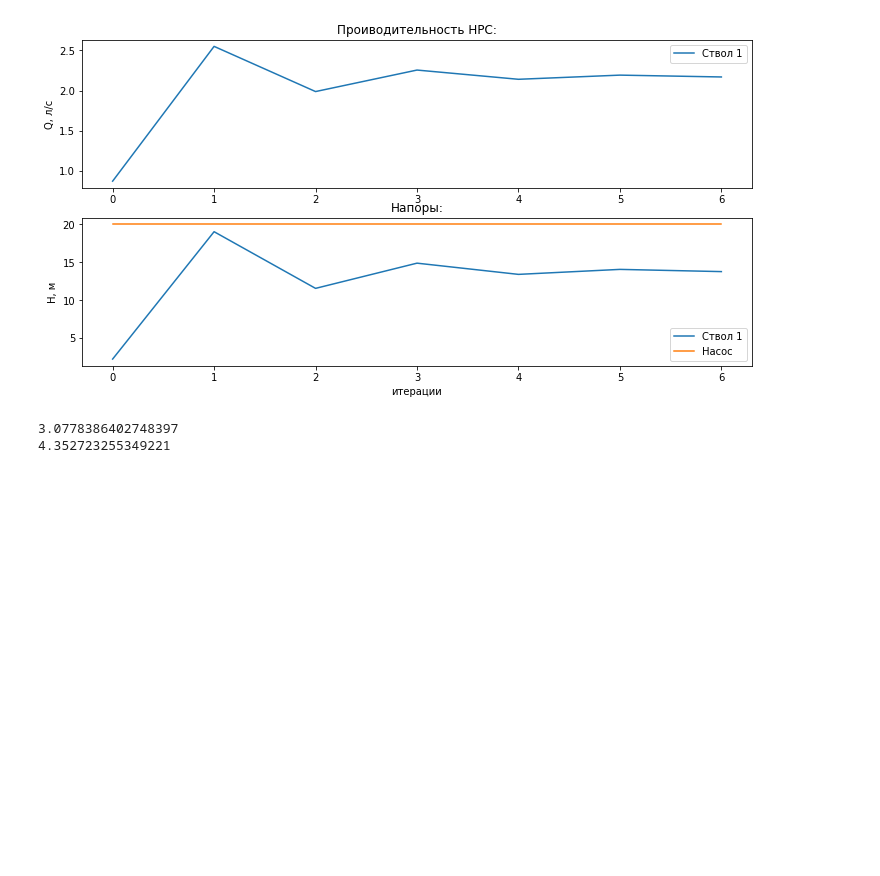
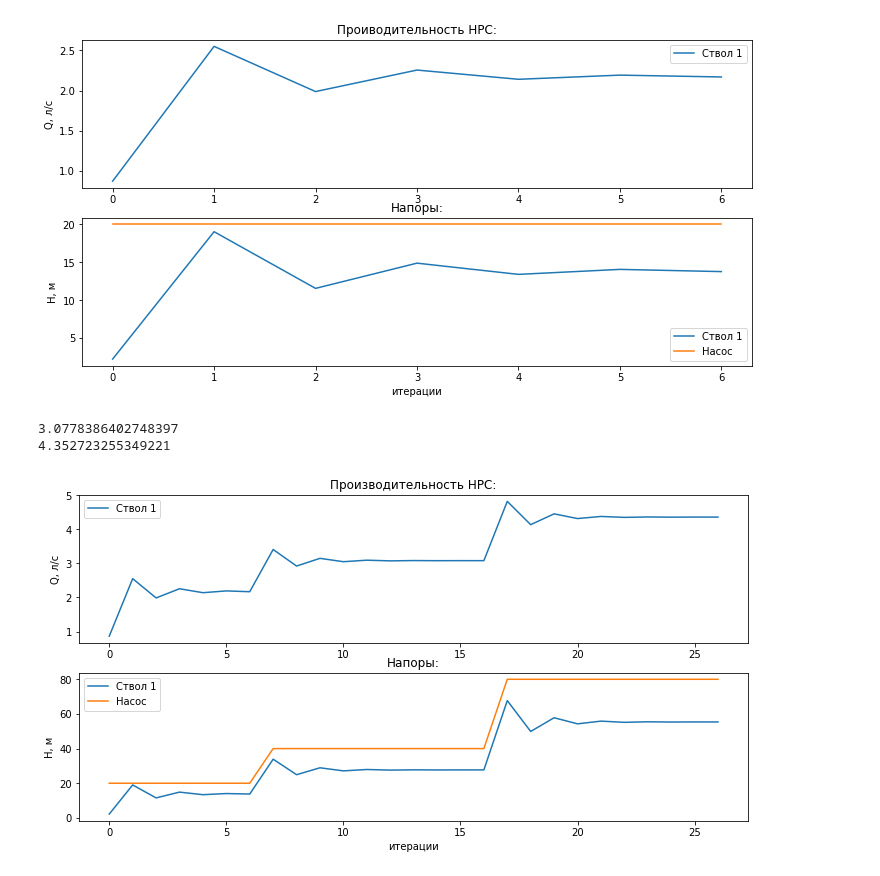
Before and after one commit to Obsidian-pb/NRS_modeller, a Jupyter notebook: workFolder/simple_NRS.ipynb, the cells around one changed output. Drawn from its saved outputs; the diff is of its cells as text; code cells hidden in the pictures; blank space fills up the shorter version.

```diff
--- a/workFolder/simple_NRS.ipynb
+++ b/workFolder/simple_NRS.ipynb
@@ -106,3 +104,20 @@ print(model.summaryQ())
 # %% [output]
 3.0778386402748397
 4.352723255349221
+# %%
+# Выведем графики
+fig, axs = plt.subplots(2, 1, figsize=(12, 6))
+axs[0].plot(watcher_nozzle1.history()['q'], label=nozzle1.name)
+axs[0].set_title('Производительность НРС:')
+axs[0].set_ylabel('Q, л/с')
+axs[0].legend(fontsize=10)
+
+axs[1].plot(watcher_nozzle1.history()['H_in'], label=nozzle1.name)
+axs[1].plot(watcher_pump.history()['H_add'], label=pump.name, )
+axs[1].set_title('Напоры:')
+axs[1].set_xlabel('итерации')
+axs[1].set_ylabel('Н, м')
+axs[1].legend(fontsize=10)
+plt.show()
+# %% [output]
+[figure, added]
```
Also changed, not shown: parts of 8 cells of this notebook, 1 other file.
